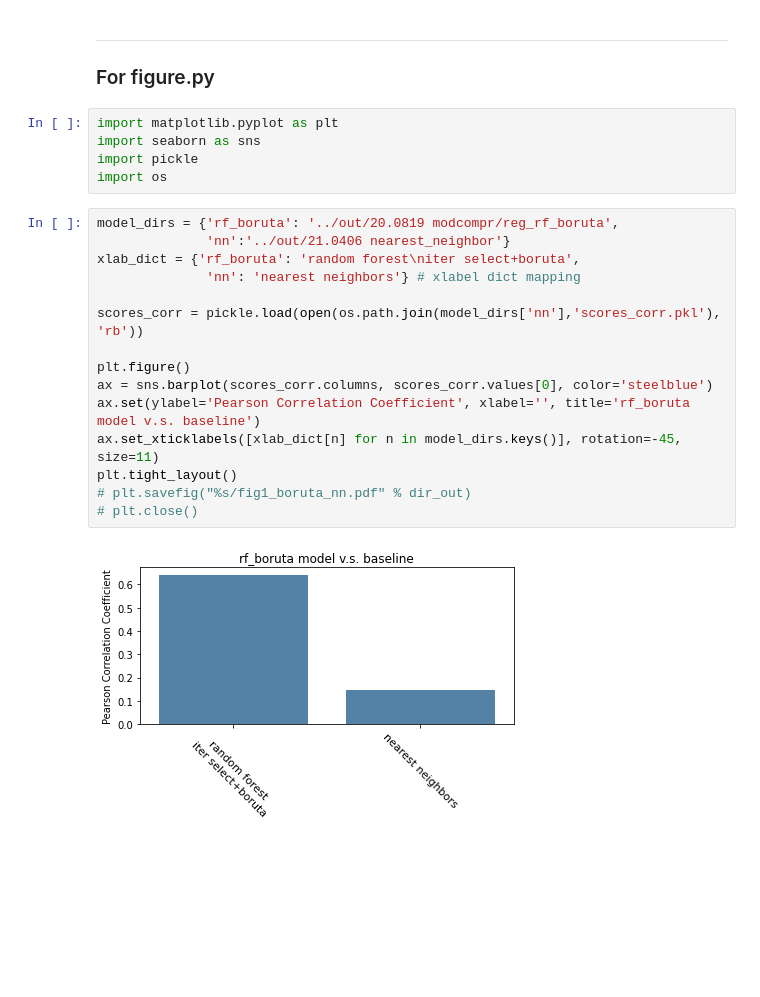
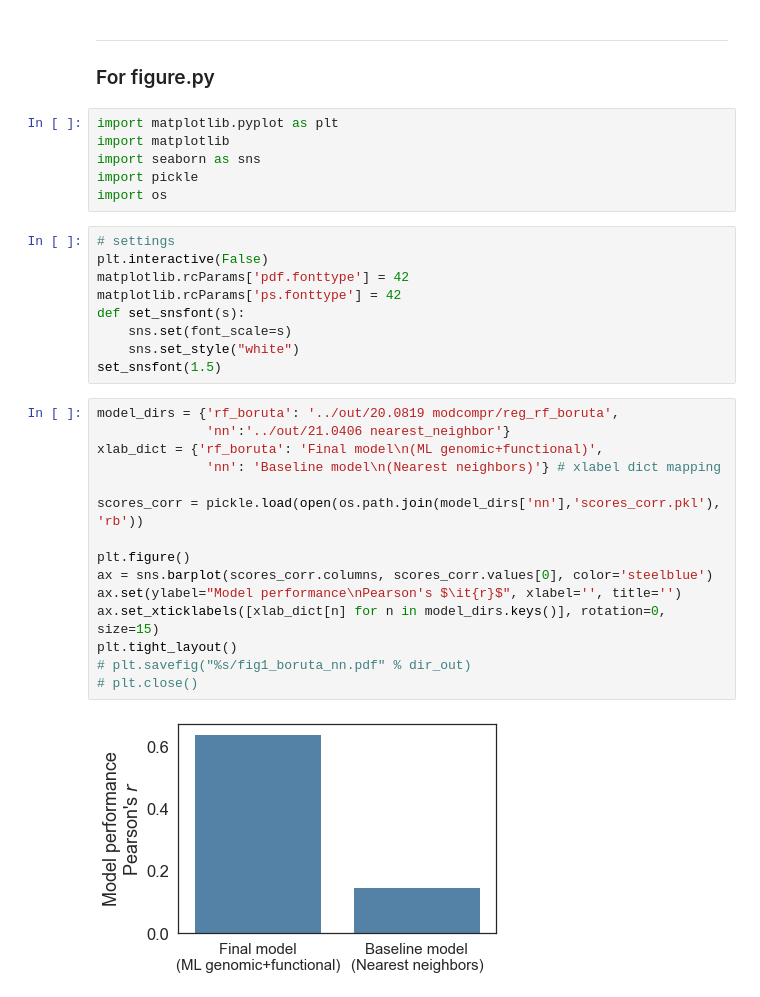
Before and after one commit to pritchardlabatpsu/cga_app, a Jupyter notebook: notebooks/R10-nearest_neighbor_and_S1c_related_YR.ipynb, the cells around one changed output. Cells and saved outputs as stored; diff of their text form; blank space fills up the shorter version.

```diff
--- a/notebooks/R10-nearest_neighbor_and_S1c_related_YR.ipynb
+++ b/notebooks/R10-nearest_neighbor_and_S1c_related_YR.ipynb
@@ -152,23 +152,33 @@ The median pearson correlation coefficient for nearest neighbor model is 0.14815
 ### For figure.py
 # %%
 import matplotlib.pyplot as plt
+import matplotlib
 import seaborn as sns
 import pickle
 import os
+# %%
+# settings
+plt.interactive(False)
+matplotlib.rcParams['pdf.fonttype'] = 42
+matplotlib.rcParams['ps.fonttype'] = 42
+def set_snsfont(s):
+    sns.set(font_scale=s)
+    sns.set_style("white")
+set_snsfont(1.5)
 # %%
 model_dirs = {'rf_boruta': '../out/20.0819 modcompr/reg_rf_boruta',
               'nn':'../out/21.0406 nearest_neighbor'}
-xlab_dict = {'rf_boruta': 'random forest\niter select+boruta',
-              'nn': 'nearest neighbors'} # xlabel dict mapping
+xlab_dict = {'rf_boruta': 'Final model\n(ML genomic+functional)',
+              'nn': 'Baseline model\n(Nearest neighbors)'} # xlabel dict mapping
 
 scores_corr = pickle.load(open(os.path.join(model_dirs['nn'],'scores_corr.pkl'), 'rb'))
 
 plt.figure()
 ax = sns.barplot(scores_corr.columns, scores_corr.values[0], color='steelblue')
-ax.set(ylabel='Pearson Correlation Coefficient', xlabel='', title='rf_boruta model v.s. baseline')
-ax.set_xticklabels([xlab_dict[n] for n in model_dirs.keys()], rotation=-45, size=11)
+ax.set(ylabel="Model performance\nPearson's $\it{r}$", xlabel='', title='')
+ax.set_xticklabels([xlab_dict[n] for n in model_dirs.keys()], rotation=0, size=15)
 plt.tight_layout()
 # plt.savefig("%s/fig1_boruta_nn.pdf" % dir_out)
 # plt.close()
 # %% [output]
-[figure, old version]
+[figure, new version]
```
Also changed, not shown: 2 other files.
